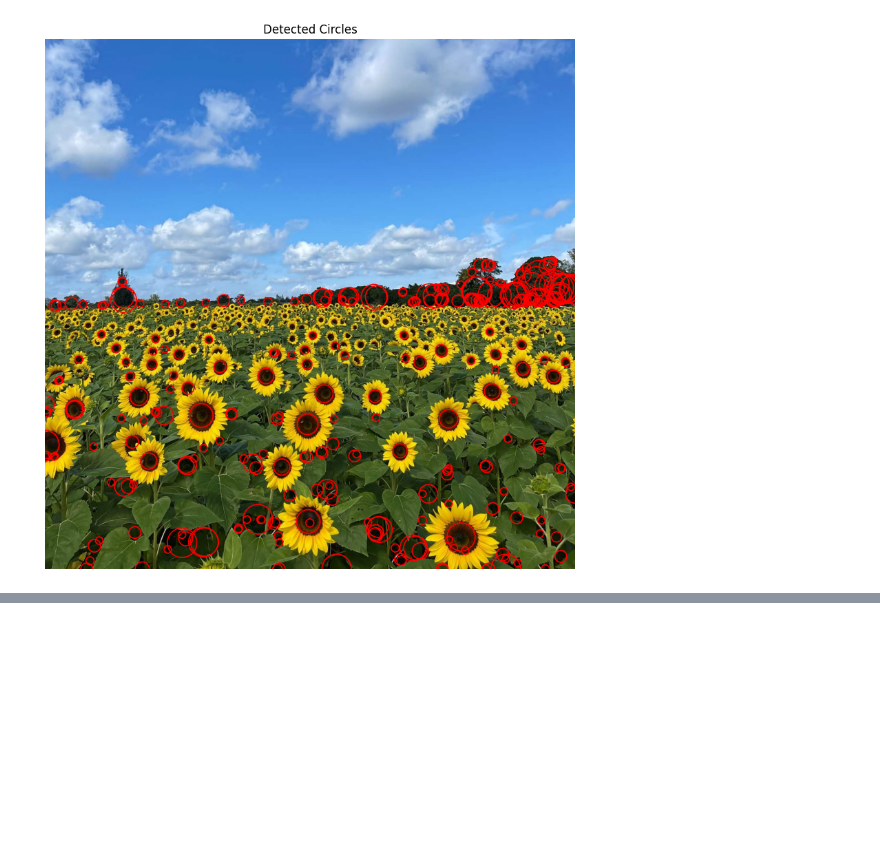
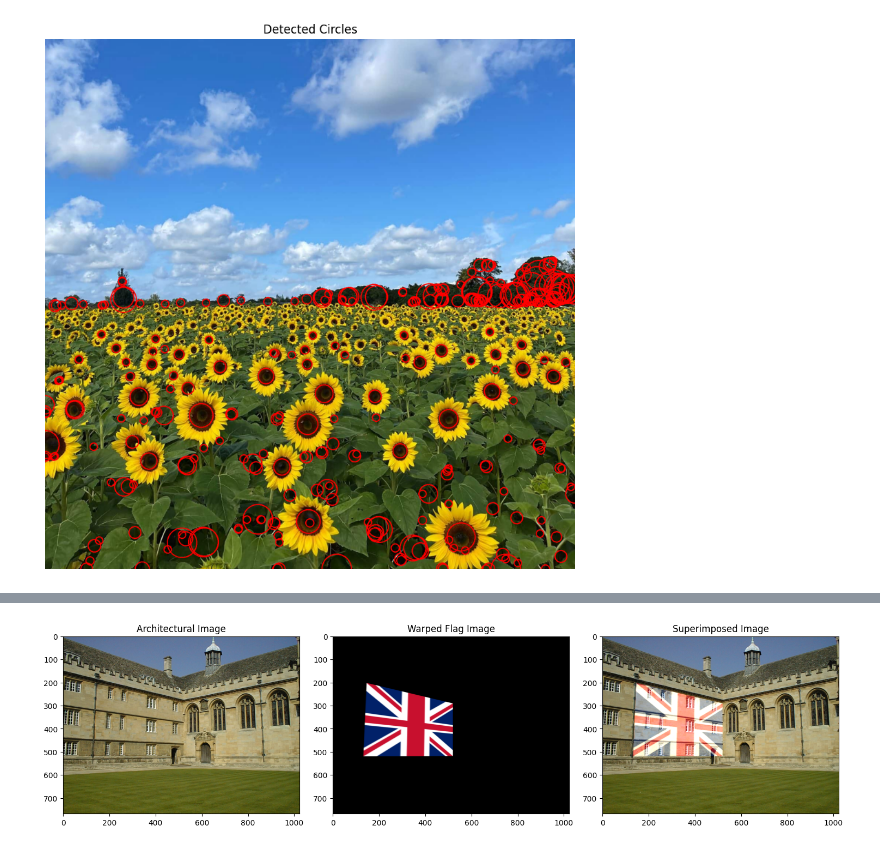
Before and after one commit to Chamod-Kavinda/Image-Processing-and-Machine-Vision, a Jupyter notebook: Assignment_02/Assignment_02.ipynb, the cells around one changed output, grey strips where cells are left out. Saved outputs shown, nothing was run; the diff lists cells and outputs as text; code cells hidden in the pictures; blank space fills up the shorter version.

```diff
--- a/Assignment_02/Assignment_02.ipynb
+++ b/Assignment_02/Assignment_02.ipynb
@@ -314,0 +315,54 @@ print(best_x_center, best_y_center, best_r)
+# %%
+corner_points = []
+
+def click_event(event, x, y, flags, param):
+    global corner_points
+    if event == cv.EVENT_LBUTTONDOWN:
+        corner_points.append((x, y))
+        cv.circle(architectural_image, (x, y), 5, (0, 0, 255), -1)
+        cv.imshow('Architectural Image', architectural_image)
+
+        if len(corner_points) == 4:
+            cv.destroyAllWindows()
+
+architectural_image = cv.imread('architectural image.jpg', cv.IMREAD_COLOR)
+flag_image = cv.imread('Flag_of_the_United_Kingdom.png', cv.IMREAD_COLOR)
+
+architectural_imaga_rgb = cv.cvtColor(architectural_image, cv.COLOR_BGR2RGB)
+
+# Display the architectural image and set a mouse callback function
+cv.imshow('Architectural Image', architectural_image)
+cv.setMouseCallback('Architectural Image', click_event)
+cv.waitKey(0)
+
+pts_architecture = np.array(corner_points, dtype=np.float32)
+pts_flag = np.array([[0, 0], [flag_image.shape[1], 0], [flag_image.shape[1], flag_image.shape[0]], [0, flag_image.shape[0]]], dtype=np.float32)
+
+homography_matrix, _ = cv.findHomography(pts_flag, pts_architecture)
+
+# Warp the flag image
+flag_warped = cv.warpPerspective(flag_image, homography_matrix, (architectural_image.shape[1], architectural_image.shape[0]))
+flag_warped_rgb = cv.cvtColor(flag_warped, cv.COLOR_BGR2RGB)
+
+alpha = 0.6
+
+superimposed_image = cv.addWeighted(architectural_imaga_rgb, 1, flag_warped_rgb, alpha, 0)
+
+# Display the images
+plt.figure(figsize=(15, 5))
+plt.subplot(1, 3, 1)
+plt.imshow(architectural_imaga_rgb)
+plt.title('Architectural Image')
+
+plt.subplot(1, 3, 2)
+plt.imshow(flag_warped_rgb)
+plt.title('Warped Flag Image')
+
+plt.subplot(1, 3, 3)
+plt.imshow(superimposed_image)
+plt.title('Superimposed Image')
+
+plt.tight_layout()
+plt.show()
+# %% [output]
+[figure, added]
```
Also changed, not shown: parts of 4 cells of this notebook.
